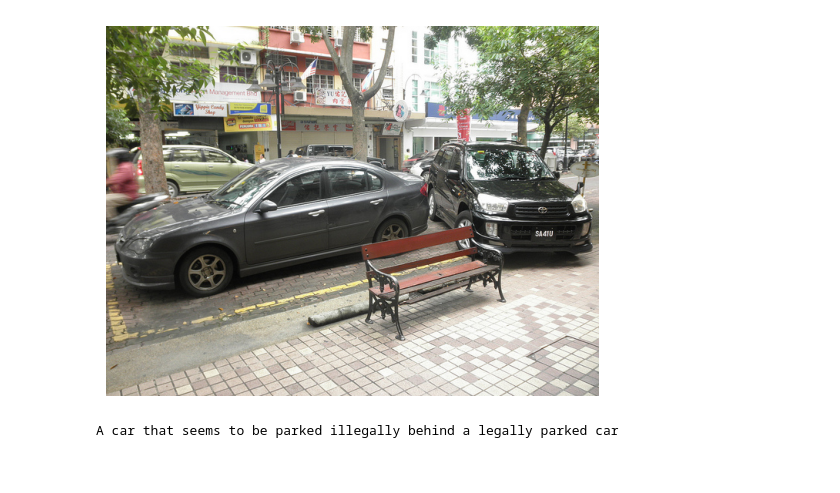
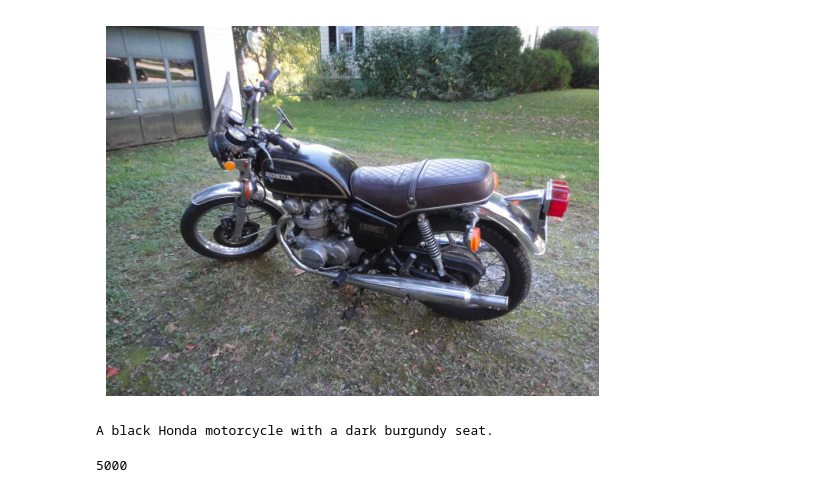
Before and after one commit to ron-adc/multimodal-vae, a Jupyter notebook: src/notebooks/experiments.ipynb, the cells around one changed output. Cells and saved outputs as stored; diff of their text form; code cells hidden in the pictures.

```diff
--- a/src/notebooks/experiments.ipynb
+++ b/src/notebooks/experiments.ipynb
@@ -11,5 +15,5 @@ import matplotlib.image as mpimg
 # %%
-captions_path = '../../data/mscoco/annotations/captions_train2017.json'
+captions_path = '../../data/mscoco/annotations/captions_val2017.json'
 
 
 with open(captions_path, 'r') as f:
@@ -36,11 +46,8 @@ captions['annotations'][2]['image_id']
 # %%
 idx = 2
-image_path = os.path.join('../../data/mscoco/train2017', captions['images'][idx]['file_name'])
-caption = captions['annotations'][idx]['caption']
-
-img = mpimg.imread(image_path)
+img = mpimg.imread(os.path.join('../../data/mscoco/val2017', captions['images'][idx]['file_name']))
 plt.imshow(img)
 plt.axis('off')
 plt.show()
-print(caption)
+print(captions['annotations'][idx]['caption'])
 # %% [output]
@@ -49,9 +56,9 @@ A car that seems to be parked illegally behind a legally parked car
-# %%
-id2file = {img['id']: img['file_name'] for img in captions['images']}
-
-image_caption_pairs = []
-for ann in captions['annotations']:
-    caption = ann['caption']
-    filename = id2file.get(ann['image_id'])
-    if filename:
-        image_caption_pairs.append((filename, caption))
+# %%
+id2file = {img['id']: img['file_name'] for img in captions['images']}
+
+image_filename_caption_pairs = []
+for ann in captions['annotations']:
+    caption = ann['caption']
+    filename = id2file.get(ann['image_id'])
+    if filename:
+        image_filename_caption_pairs.append((filename, caption))
@@ -58,9 +74,20 @@ for ann in captions['annotations']:
 # %%
-img = mpimg.imread(os.path.join('../../data/mscoco/train2017', image_caption_pairs[2][0]))
+img = mpimg.imread(os.path.join('../../data/mscoco/val2017', image_filename_caption_pairs[idx][0]))
 plt.imshow(img)
 plt.axis('off')
 plt.show()
-print(image_caption_pairs[2][1])
+print(image_filename_caption_pairs[idx][1])
 # %% [output]
-[figure, old version]
+[figure, new version]
-A car that seems to be parked illegally behind a legally parked car
+A black Honda motorcycle with a dark burgundy seat.
+# %%
+from collections import Counter
+
+# Count occurrences of each image filename in image_filename_caption_pairs
+filename_counts = Counter([pair[0] for pair in image_filename_caption_pairs])
+
+# Get list of filenames that appear more than once
+duplicates = [filename for filename, count in filename_counts.items() if count > 1]
+len(duplicates)
+# %% [output]
+5000
```
Also changed, not shown: parts of 14 cells of this notebook, 6 other files.
